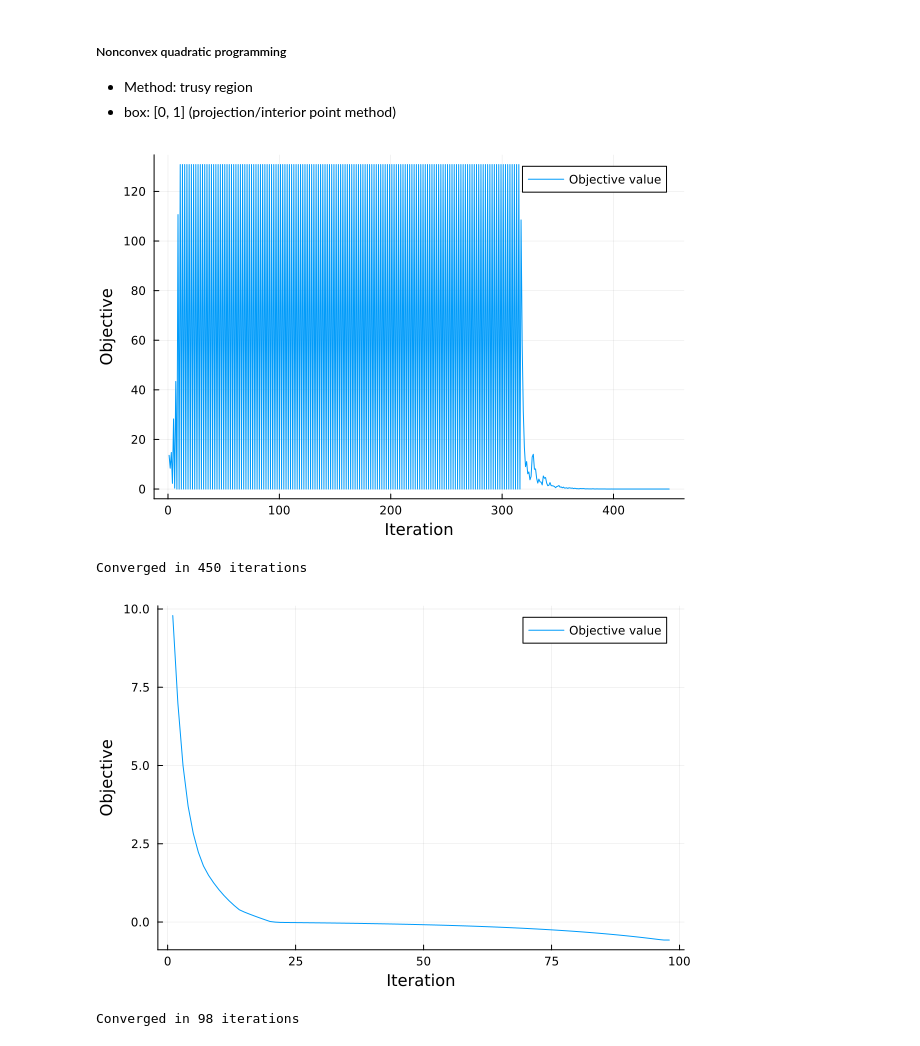
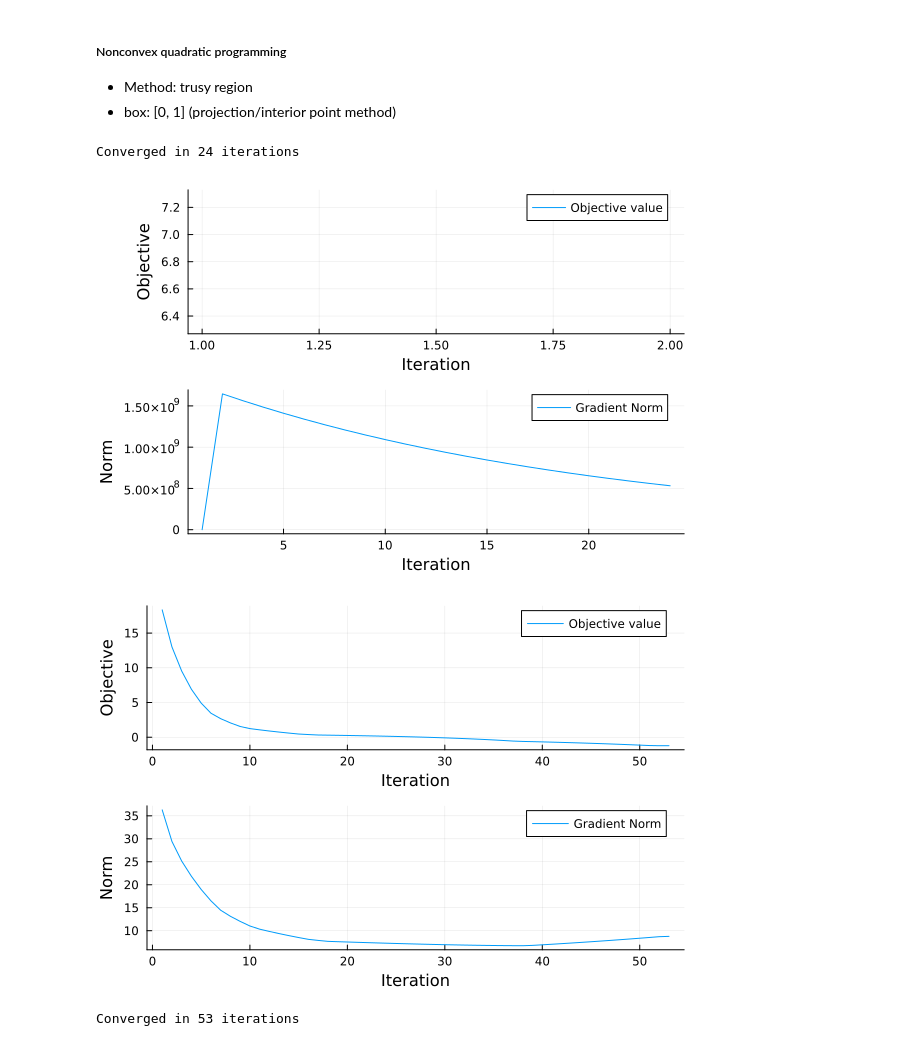
Before and after one commit to yiling459/Constrained_Opt_Package, a Jupyter notebook: nonconvex_qp.ipynb, the cells around one changed output. Saved outputs shown, nothing was run; the diff lists cells and outputs as text; code cells hidden in the pictures.

```diff
--- a/nonconvex_qp.ipynb
+++ b/nonconvex_qp.ipynb
@@ -3,7 +3,6 @@
 * Method: trusy region
 * box: [0, 1] (projection/interior point method)
 # %%
-# Interor Point Method
 using LinearAlgebra
 using Plots
 
@@ -20,56 +19,71 @@ objective(x) = 0.5 * x' * Q * x + q' * x
 # Gradient of the objective function
 gradient(x) = Q * x + q
 
-# Interior Point Method
-function interior_point_method(Q, q, x0; α=0.01, τ=0.1, max_iters=1000, tolerance=1e-5)
+# Interior Point Method with Trust Region
+function interior_point_method(Q, q, x0; τ=0.1, max_iters=1000, tolerance=1e-5, delta=1.0)
     x = x0
     objective_values = []
+    grad_norms = []
 
     for i in 1:max_iters
         # Barrier term and its gradient
         barrier = -τ * sum(log.(x) .+ log.(1 .- x))
         grad_barrier = -τ * (1 ./ x - 1 ./ (1 .- x))
 
         # Total gradient
         grad = gradient(x) + grad_barrier
+        push!(grad_norms, norm(grad))
 
-        # Update step
-        x_new = x - α * grad
+        # Trust Region: Determine step size based on the trust region radius (delta)
+        p = -delta * grad / norm(grad)
+        x_new = x + p
 
         # Ensure feasibility
         x_new = max.(min.(x_new, 1 - 1e-10), 1e-10)
 
-        # Objective value (without barrier term for visualization)
-        push!(objective_values, objective(x_new))
+        # Calculate the ratio of actual reduction to predicted reduction
+        actual_reduction = objective(x) - objective(x_new)
+        predicted_reduction = -dot(grad, p)
+
+        # Update the trust region radius
+        if actual_reduction / predicted_reduction < 0.25
+            delta = 0.25 * delta
+        elseif actual_reduction / predicted_reduction > 0.75 && norm(p) == delta
+            delta = min(2.0 * delta, 1.0)
+        end
+
+        # Update the solution if the actual reduction is positive
+        if actual_reduction > 0
+            x = x_new
+            push!(objective_values, objective(x))
+        end
 
         # Check convergence
-        if norm(x - x_new) < tolerance
+        if norm(grad) * delta < tolerance
             println("Converged in $i iterations")
             break
         end
-        x = x_new
 
         # Decrease the barrier term influence
         τ *= 0.95
     end
-    return x, objective_values
+    return x, objective_values, grad_norms
 end
 
 # Initial guess
 x0 = rand(10)
 
 # Run the optimization
-x_star, objective_values = interior_point_method(Q, q, x0)
+x_star, objective_values, grad_norms = interior_point_method(Q, q, x0)
 
-# Plotting the convergence
-p = plot(objective_values, label="Objective value", xlabel="Iteration", ylabel="Objective")
-display(p)
-sleep(10)
+# Plotting the convergence and gradient norms
+p1 = plot(objective_values, label="Objective value", xlabel="Iteration", ylabel="Objective")
+p2 = plot(grad_norms, label="Gradient Norm", xlabel="Iteration", ylabel="Norm")
+plot(p1, p2, layout=(2,1))
 # %% [output]
+Converged in 24 iterations
-[figure, old version]
+[figure, new version]
-Converged in 450 iterations
 # %%
-# Projection
 using LinearAlgebra
 using Plots
 
@@ -93,12 +107,14 @@ projection(x) = max.(min.(x, 1), 0)
 function projected_gradient_descent(Q, q, x0; α=0.01, max_iters=1000, tolerance=1e-5)
     x = x0
     objective_values = []
+    grad_norms = []
 
     for i in 1:max_iters
         grad = gradient(x)
+        push!(grad_norms, norm(grad))  # Correct usage of push!
         x_new = x - α * grad
         x_new = projection(x_new)
-        push!(objective_values, objective(x_new))
+        push!(objective_values, objective(x_new))  # Correct usage of push!
 
         # Check convergence
         if norm(x - x_new) < tolerance
@@ -107,19 +123,19 @@ function projected_gradient_descent(Q, q, x0; α=0.01, max_iters=1000, tolerance
         end
         x = x_new
     end
-    return x, objective_values
+    return x, objective_values, grad_norms
 end
 
 # Initial guess
 x0 = rand(10)
 
 # Run the optimization
-x_star, objective_values = projected_gradient_descent(Q, q, x0)
+x_star, objective_values, grad_norms = projected_gradient_descent(Q, q, x0)
 
-# Plotting the convergence
-p = plot(objective_values, label="Objective value", xlabel="Iteration", ylabel="Objective")
-display(p)
-sleep(10)
+# Plotting the convergence and gradient norms
+p1 = plot(objective_values, label="Objective value", xlabel="Iteration", ylabel="Objective")
+p2 = plot(grad_norms, label="Gradient Norm", xlabel="Iteration", ylabel="Norm")
+display(plot(p1, p2, layout = (2, 1)))
 # %% [output]
-[figure, old version]
+[figure, new version]
-Converged in 98 iterations
+Converged in 53 iterations
```
